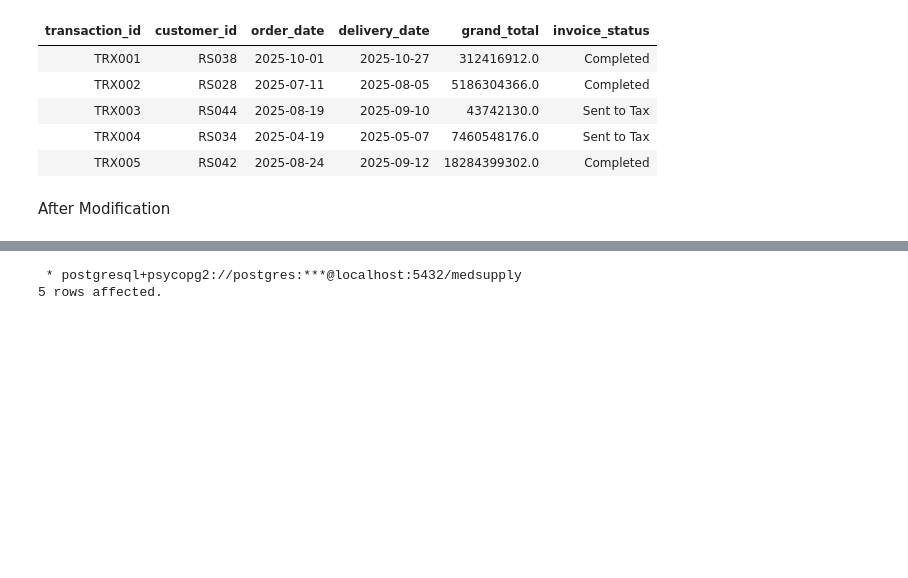
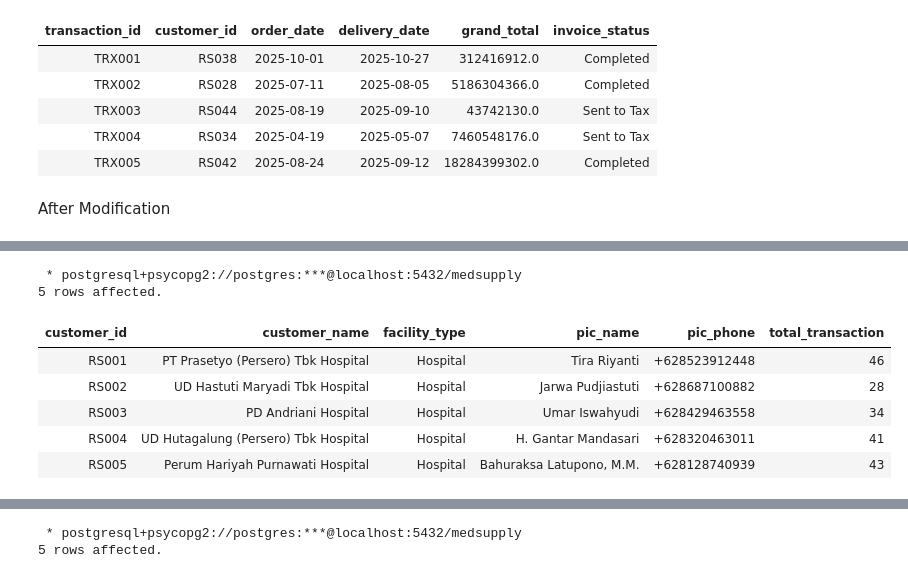
Before and after one commit to Rpfitrah/MedSupply-Project, a Jupyter notebook: Verification.ipynb, the cells around one changed output, grey strips where cells are left out. Saved outputs shown, nothing was run; the diff lists cells and outputs as text; code cells hidden in the pictures; blank space fills up the shorter version.

```diff
--- a/Verification.ipynb
+++ b/Verification.ipynb
@@ -155,0 +171,15 @@ After Modification
+# %%
+%%sql
+
+SELECT *
+FROM customers
+LIMIT 5;
+# %% [output]
+ * postgresql+psycopg2://postgres:***@localhost:5432/medsupply
+5 rows affected.
+| customer_id | customer_name | facility_type | pic_name | pic_phone | total_transaction |
+| RS001 | PT Prasetyo (Persero) Tbk Hospital | Hospital | Tira Riyanti | +628523912448 | 46 |
+| RS002 | UD Hastuti Maryadi Tbk Hospital | Hospital | Jarwa Pudjiastuti | +628687100882 | 28 |
+| RS003 | PD Andriani Hospital | Hospital | Umar Iswahyudi | +628429463558 | 34 |
+| RS004 | UD Hutagalung (Persero) Tbk Hospital | Hospital | H. Gantar Mandasari | +628320463011 | 41 |
+| RS005 | Perum Hariyah Purnawati Hospital | Hospital | Bahuraksa Latupono, M.M. | +628128740939 | 43 |
```
Also changed, not shown: parts of 3 cells of this notebook.
